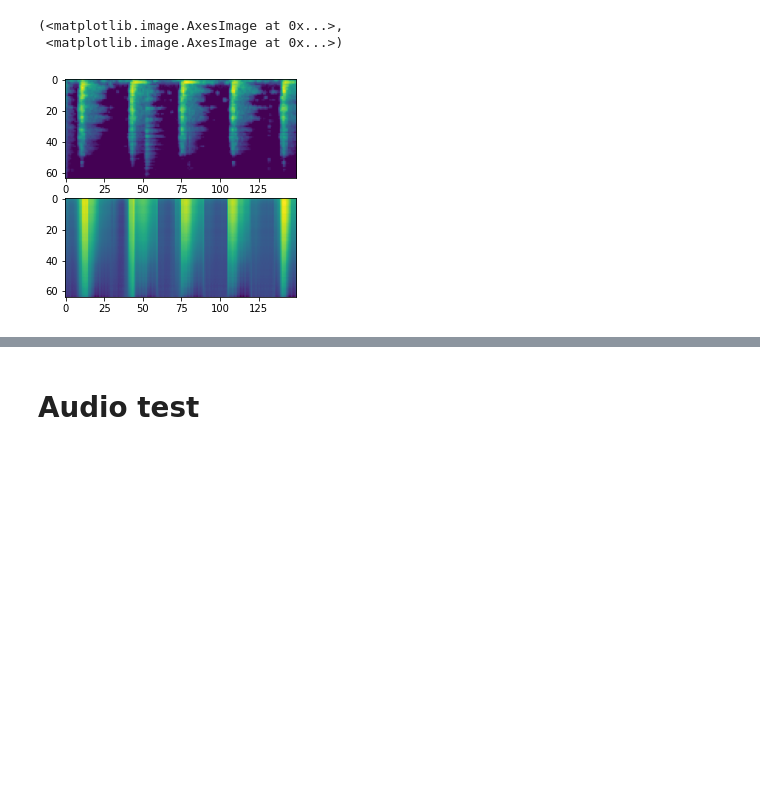
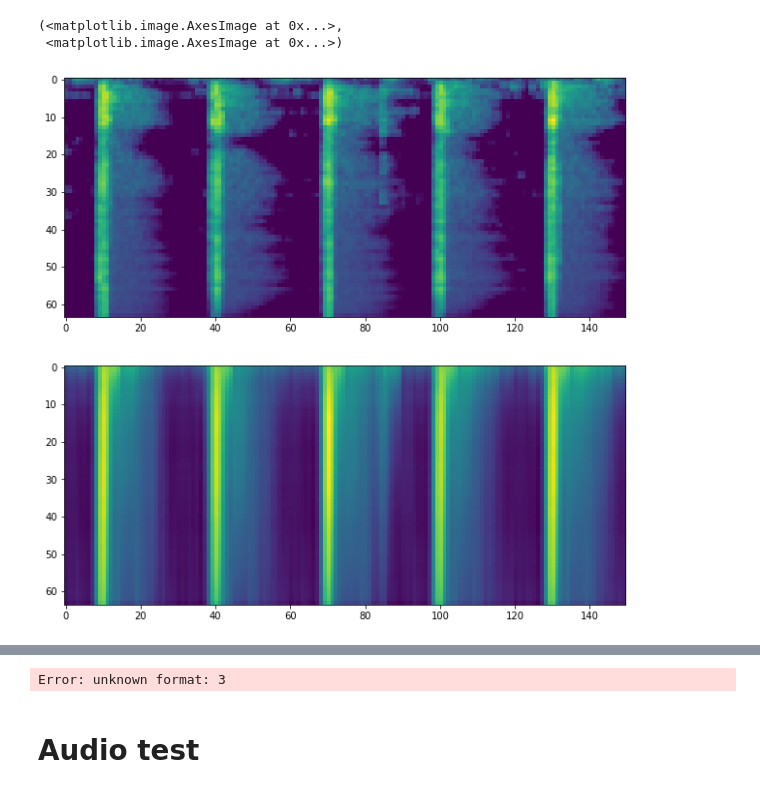
Before and after one commit to Dovermore/vae-audio, a Jupyter notebook: viz.ipynb, the cells around one changed output, grey strips where cells are left out. Drawn from its saved outputs; the diff is of its cells as text; code cells hidden in the pictures; blank space fills up the shorter version.

```diff
--- a/viz.ipynb
+++ b/viz.ipynb
@@ -16,5 +19,5 @@ from dataset import transformers
 # %%
-spectro_x_path = "/Users/Dovermore/Documents/2021t1/VAE-audio/vae-audio-github/saved/samples/SpecVAE/0316_171833/2-119748-A-38.npy"
+spectro_x_path = "/Users/Dovermore/Documents/2021t1/VAE-audio/vae-audio-github/saved/samples/SpecVAE/0319_101858/1-62849-A-38.npy"
 spectro_recon_path = path.splitext(spectro_x_path)[0] + "_recon" + path.splitext(spectro_x_path)[1]
 audio_x_path = path.splitext(spectro_x_path)[0]+".wav"
 audio_recon_path = path.splitext(spectro_recon_path)[0]+".wav"
@@ -22,18 +25,37 @@ audio_recon_path = path.splitext(spectro_recon_path)[0]+".wav"
 x = np.load(spectro_x_path)
 recon = np.load(spectro_recon_path)
 # %%
-fig, (ax1, ax2) = plt.subplots(2, 1)
+fig, (ax1, ax2) = plt.subplots(2, 1, figsize=[100, 10])
 ax1.imshow(x), ax2.imshow(recon)
 # %% [output]
 (<matplotlib.image.AxesImage at 0x...>,
  <matplotlib.image.AxesImage at 0x...>)
-[figure, old version]
+[figure, new version]
 # %%
 IPython.display.display(IPython.display.Audio(audio_x_path))
 IPython.display.display(IPython.display.Audio(audio_recon_path))
 # %% [output]
 [interactive output not drawn]
 [interactive output not drawn]
+# %%
+spf = wave.open(audio_x_path, "r")
+
+# Extract Raw Audio from Wav File
+signal = spf.readframes(-1)
+signal = np.fromstring(signal, "Int16")
+
+
+# If Stereo
+if spf.getnchannels() == 2:
+    print("Just mono files")
+    sys.exit(0)
+
+plt.figure(1)
+plt.title("Signal Wave...")
+plt.plot(signal)
+plt.show()
+# %% [output]
+Error: unknown format: 3
 # %% [markdown]
 # Audio test
 # %% [markdown]
```
Also changed, not shown: parts of 1 cell of this notebook, 9 other files.
